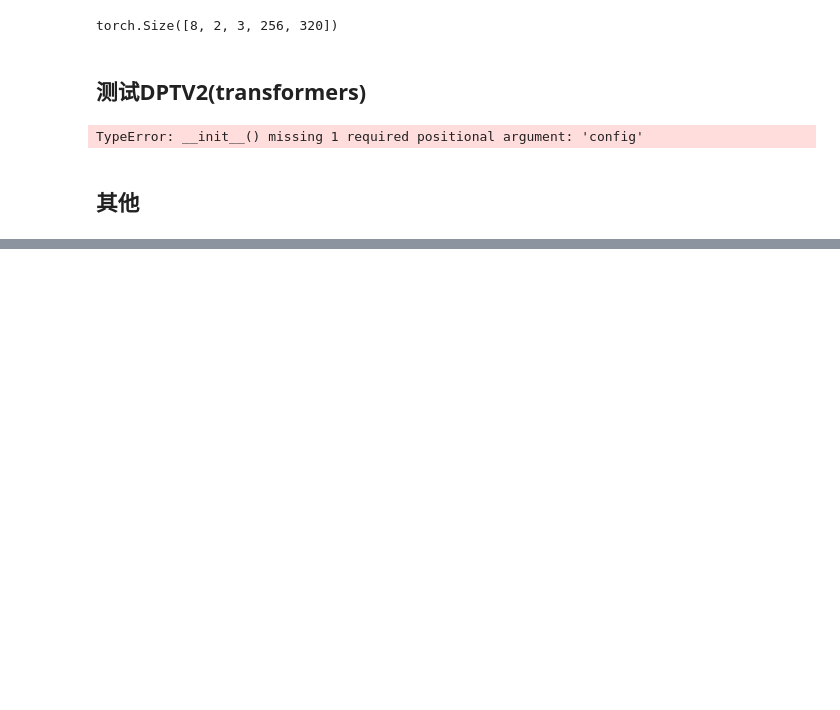
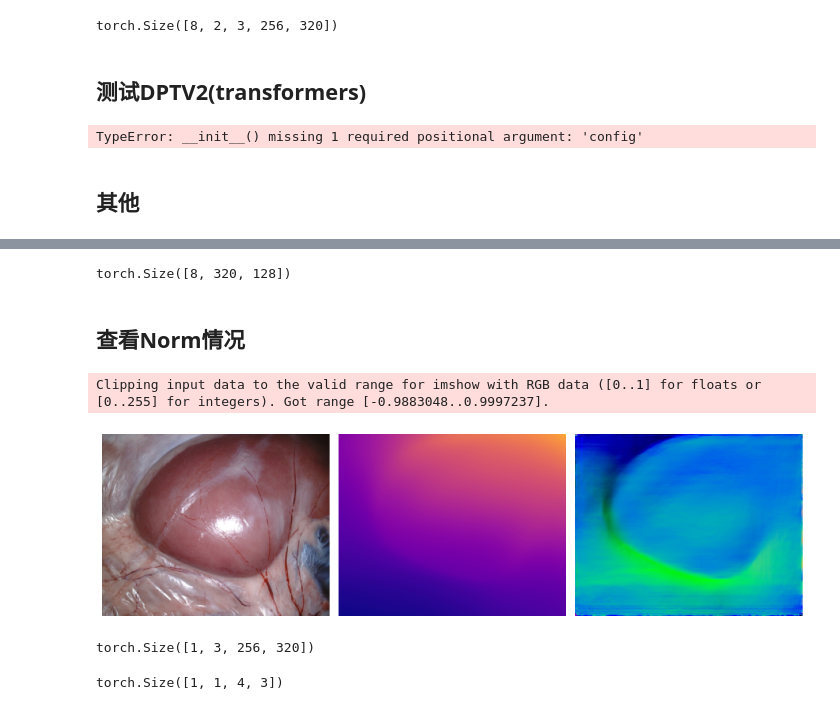
Before and after one commit to Leonardo-Zhou/my-est-v6, a Jupyter notebook: test.ipynb, the cells around one changed output, grey strips where cells are left out. Drawn from its saved outputs; the diff is of its cells as text; code cells hidden in the pictures; blank space fills up the shorter version.

Commit message:
masked

```diff
--- a/test.ipynb
+++ b/test.ipynb
@@ -146,0 +301,44 @@ torch.Size([1, 1, 3, 3])
+# %%
+atten = MaskedDeformableAttention(dim=128, num_heads=4, Wp=16)
+inp = torch.randn(8, 320, 5, 128)
+mask = torch.randn(8, 320)
+atten(inp, mask).shape
+# %% [output]
+torch.Size([8, 320, 128])
+# %% [markdown]
+## 查看Norm情况
+# %%
+model = networks.DepthSepQKV(resize_shape=(height, width), pretrained_path="./checkpoints/Depth-Anything-V2-Small-hf").to(DEVICE)
+image_loader = ImageLoader(6, 2)
+image = image_loader.single(1).to(DEVICE)
+disp = model(image)
+_, depth = layers.disp_to_depth(disp, min_depth, max_depth)
+norm_cal = layers.NormalCalculator(height, width, 1).to(DEVICE)
+
+backproject = layers.BackprojectDepth(1, height, width).to(DEVICE)
+points_3d = backproject(depth, inv_K)
+norm = norm_cal.forward_from_points(points_3d)
+plot_images([image, depth, norm], cmaps=["", "plasma", "viridis"])
+# %% [output]
+Clipping input data to the valid range for imshow with RGB data ([0..1] for floats or [0..255] for integers). Got range [-0.9883048..0.9997237].
+[figure, added]
+# %%
+# points_3d.shape: torch.Size([1, 4, 81920])
+# norm.shape: torch.Size([1, 3, 256, 320])
+points = points_3d[:, :-1]
+points = rearrange(points, "B C (H W) -> B C H W", H=256, W=320)
+# %% [output]
+torch.Size([1, 3, 256, 320])
+# %%
+a = torch.tensor([
+	[
+		[
+			[1,2,3],
+			[2,3,4],
+			[4,5,6],
+			[0,1,2]
+		]
+	]
+])
+# %% [output]
+torch.Size([1, 1, 4, 3])
```
Also changed, not shown: parts of 11 cells of this notebook, 16 other files.
